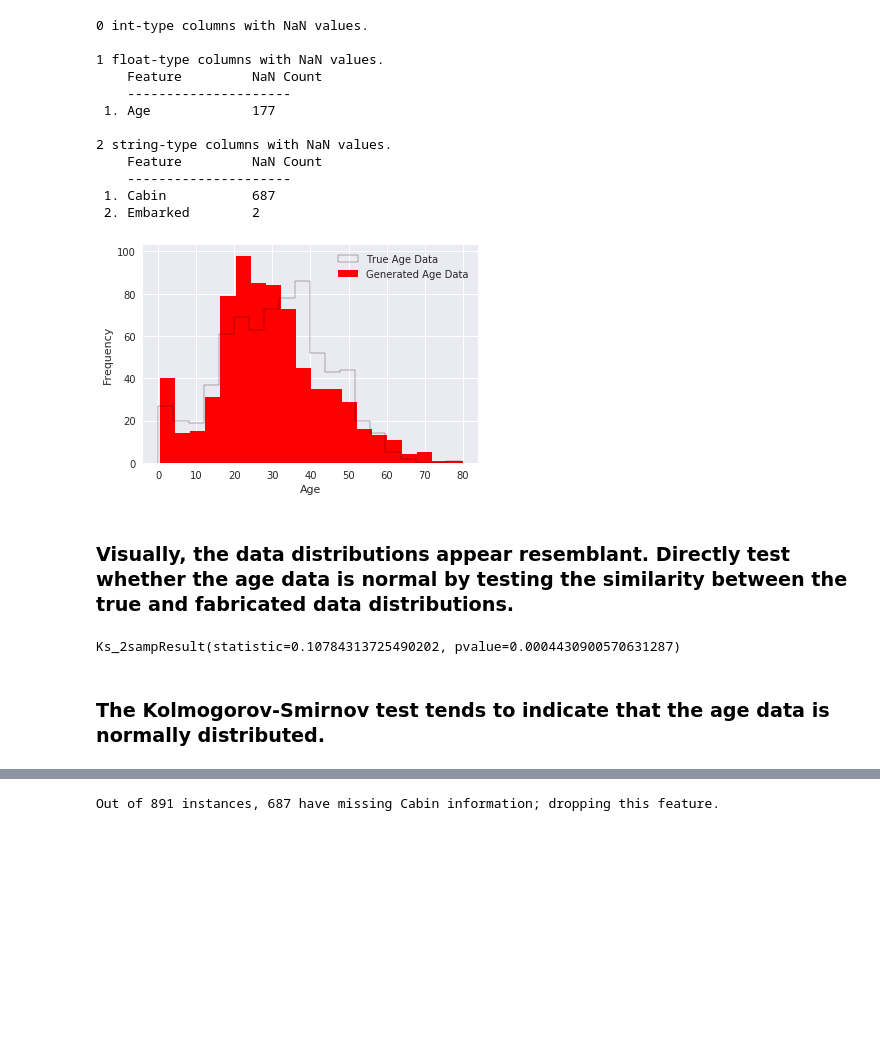
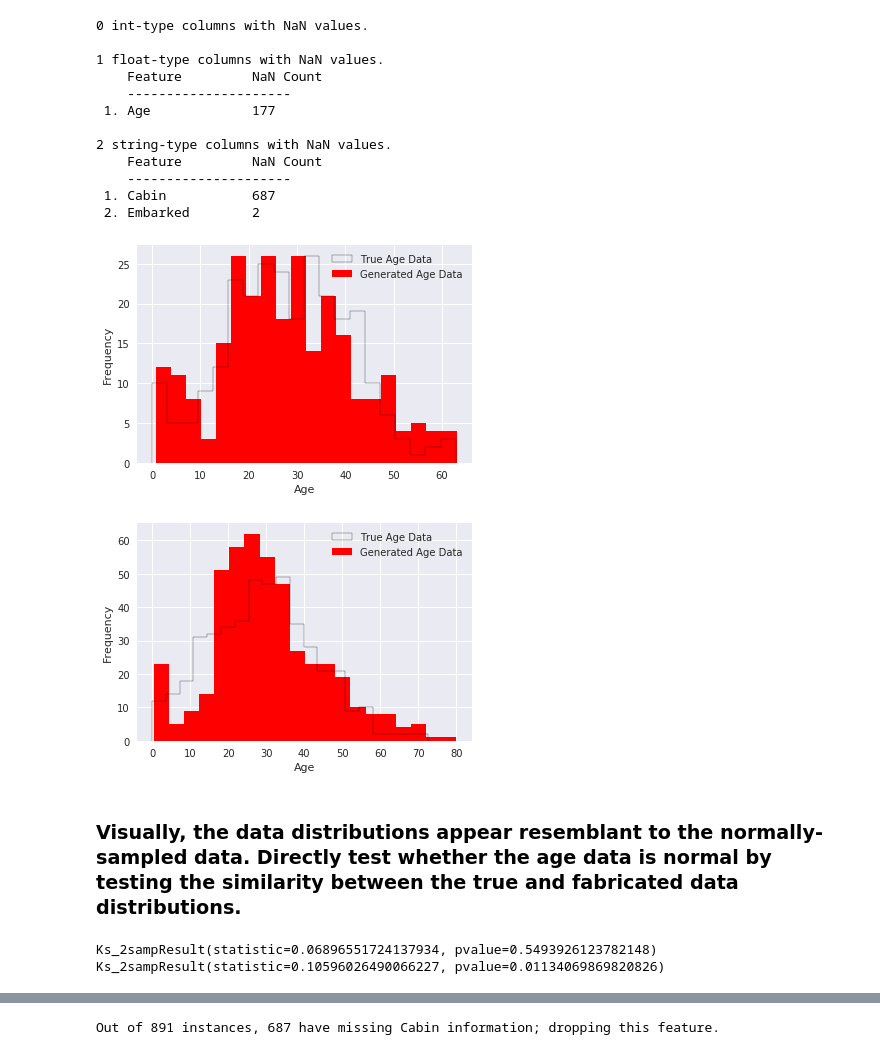
Before and after one commit to darrylgleason/Kaggle_Titanic, a Jupyter notebook: titanic.ipynb, the cells around one changed output, grey strips where cells are left out. Drawn from its saved outputs; the diff is of its cells as text; code cells hidden in the pictures; blank space fills up the shorter version.

Commit message:
Add additional EDA and exploratory plots

```diff
--- a/titanic.ipynb
+++ b/titanic.ipynb
@@ -301,36 +289,54 @@ nan_string_cols = gather_nan(x_train, "string")
  2. Embarked        2
 # %%
 # First, determine how the Age data is distributed.
-x_age = x_train['Age'].dropna().tolist()
-mu_age = np.mean(x_age)
-sigma_age = np.std(x_age)
+women = (x_train['Sex']=='female');
+men = (x_train['Sex']=='male');
+x_age_w = x_train.loc[women, 'Age'].dropna().tolist()
+x_age_m = x_train.loc[  men, 'Age'].dropna().tolist()
+mu_age_w = np.mean(x_age_w)
+sigma_age_w = np.std(x_age_w)
+mu_age_m = np.mean(x_age_m)
+sigma_age_m = np.std(x_age_m)
 
 # Generate age samples using the age data's
 # average and standard deviation. Graphically
 # compare the real and fabricated data (normalized
 # for easy comparison).
-x_age_generated = np.random.normal(mu_age, sigma_age, len(x_age))
+x_age_generated_w = np.random.normal(mu_age_w, sigma_age_w, len(x_age_w))
+x_age_generated_m = np.random.normal(mu_age_m, sigma_age_m, len(x_age_m))
 
 # Set all ages below zero to zero.
-x_age_generated[(x_age_generated <= 0)] = 0
-plt.hist(x_age, bins=20, color='red', normed=0)
-plt.hist(x_age_generated, bins=20, histtype='step', color='black', normed=0)
+x_age_generated_w[(x_age_generated_w <= 0)] = 0
+x_age_generated_m[(x_age_generated_m <= 0)] = 0
+
+# Plot the data for women.
+plt.hist(x_age_w, bins=20, color='red', normed=0)
+plt.hist(x_age_generated_w, bins=20, histtype='step', color='black', normed=0)
 plt.xlabel("Age")
 plt.ylabel("Frequency")
 plt.legend(("True Age Data", "Generated Age Data"))
 plt.show()
+
+# Plot the data for men.
+plt.hist(x_age_m, bins=20, color='red', normed=0)
+plt.hist(x_age_generated_m, bins=20, histtype='step', color='black', normed=0)
+plt.xlabel("Age")
+plt.ylabel("Frequency")
+plt.legend(("True Age Data", "Generated Age Data"))
+plt.show()
 # %% [output]
-[figure, old version]
+[figure, new version]
+[figure, added]
 # %% [markdown]
-### Visually, the data distributions appear resemblant. Directly test whether the age data is normal by testing the similarity between the true and fabricated data distributions.
+### Visually, the data distributions appear resemblant to the normally-sampled data. Directly test whether the age data is normal by testing the similarity between the true and fabricated data distributions.
 # %%
 # Test whether these data sets have similar
 # distributions using the Kolmogorov-Smirnov
 # test. A large p-value (e.g. > 0.05) indicates
 # that the distributions are similar enough to
 # warrant considering them the same.
-stats.ks_2samp(x_age, x_age_generated)
+print(stats.ks_2samp(x_age_w, x_age_generated_w))
+print(stats.ks_2samp(x_age_m, x_age_generated_m))
 # %% [output]
-Ks_2sampResult(statistic=0.10784313725490202, pvalue=0.0004430900570631287)
+Ks_2sampResult(statistic=0.06896551724137934, pvalue=0.5493926123782148)
+Ks_2sampResult(statistic=0.10596026490066227, pvalue=0.01134069869820826)
-# %% [markdown]
-### The Kolmogorov-Smirnov test tends to indicate that the age data is normally distributed.
```
Also changed, not shown: parts of 29 cells of this notebook.
